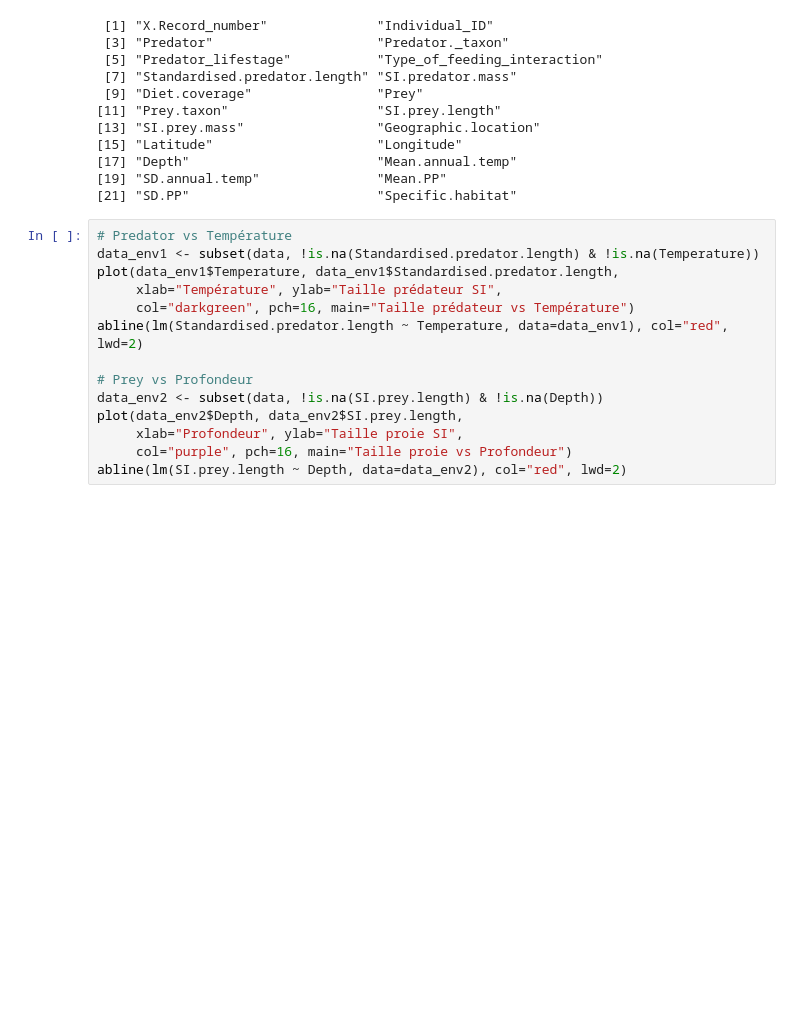
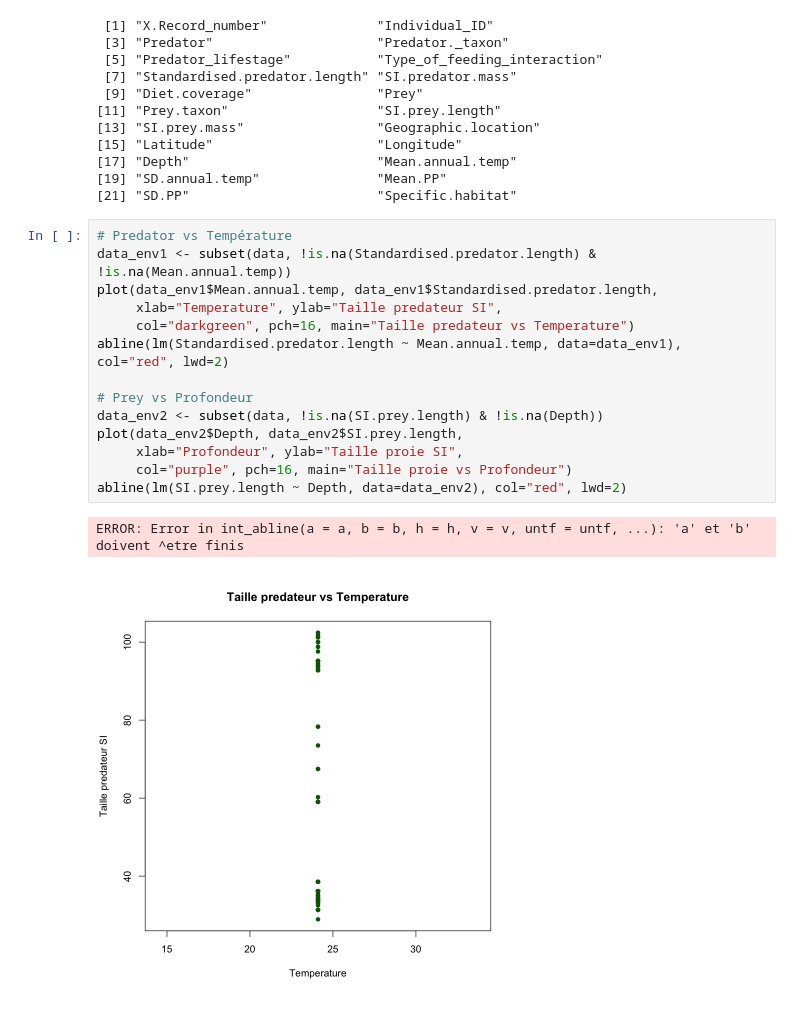
Before and after one commit to zfourati/Predator-and-prey-body-sizes-in-marine-food-webs, a Jupyter notebook: script_marion.ipynb, the cells around one changed output. Saved outputs shown, nothing was run; the diff lists cells and outputs as text; blank space fills up the shorter version.

```diff
--- a/script_marion.ipynb
+++ b/script_marion.ipynb
@@ -149,15 +149,18 @@ names(data)
 [21] "SD.PP"                        "Specific.habitat"
 # %%
 # Predator vs Température
-data_env1 <- subset(data, !is.na(Standardised.predator.length) & !is.na(Temperature))
-plot(data_env1$Temperature, data_env1$Standardised.predator.length,
-     xlab="Température", ylab="Taille prédateur SI",
-     col="darkgreen", pch=16, main="Taille prédateur vs Température")
-abline(lm(Standardised.predator.length ~ Temperature, data=data_env1), col="red", lwd=2)
+data_env1 <- subset(data, !is.na(Standardised.predator.length) & !is.na(Mean.annual.temp))
+plot(data_env1$Mean.annual.temp, data_env1$Standardised.predator.length,
+     xlab="Temperature", ylab="Taille predateur SI",
+     col="darkgreen", pch=16, main="Taille predateur vs Temperature")
+abline(lm(Standardised.predator.length ~ Mean.annual.temp, data=data_env1), col="red", lwd=2)
 
 # Prey vs Profondeur
 data_env2 <- subset(data, !is.na(SI.prey.length) & !is.na(Depth))
 plot(data_env2$Depth, data_env2$SI.prey.length,
      xlab="Profondeur", ylab="Taille proie SI",
      col="purple", pch=16, main="Taille proie vs Profondeur")
 abline(lm(SI.prey.length ~ Depth, data=data_env2), col="red", lwd=2)
+# %% [output]
+ERROR: Error in int_abline(a = a, b = b, h = h, v = v, untf = untf, ...): 'a' et 'b' doivent ^etre finis
+[figure, added]
```
